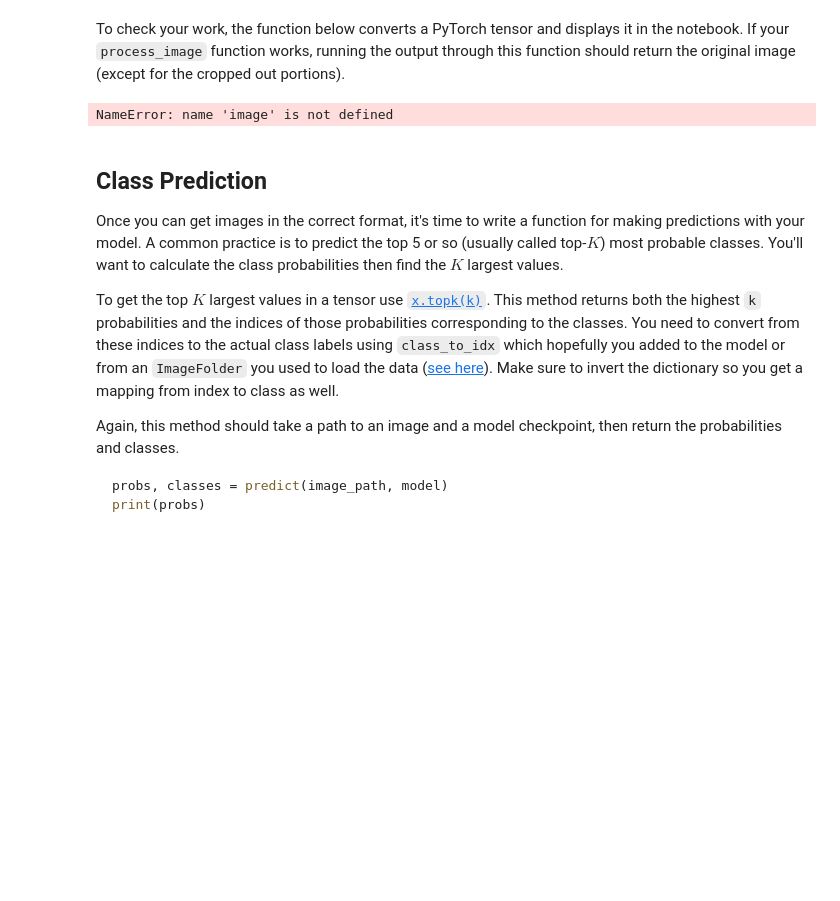
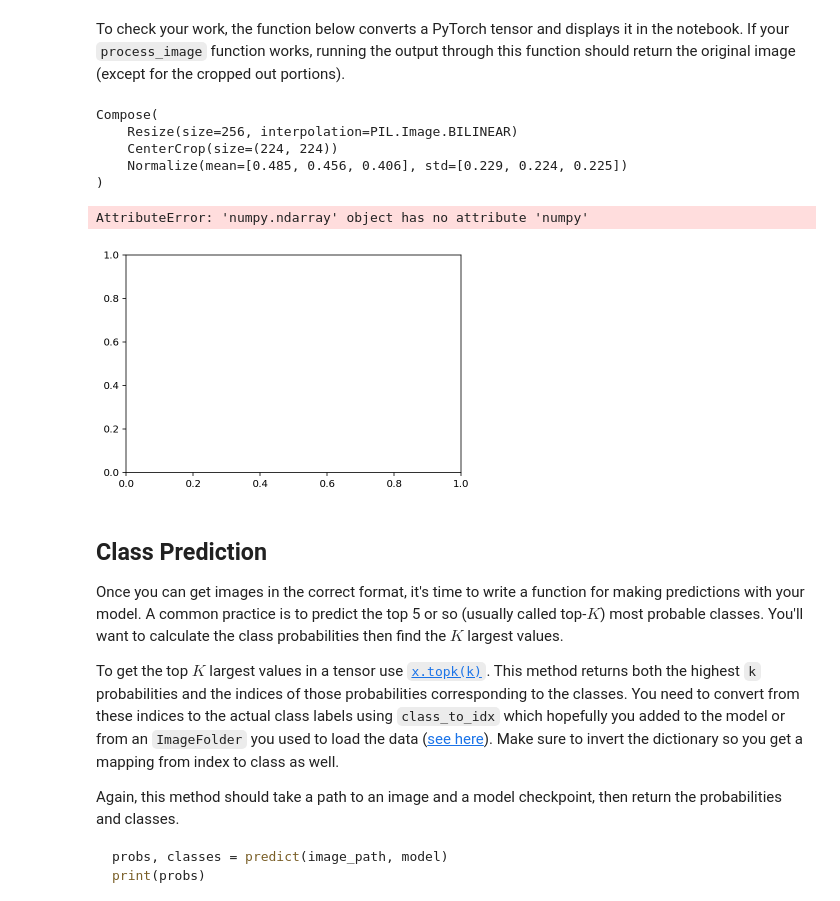
Before and after one commit to jester9908/ImageClassifier, a Jupyter notebook: Image Classifier Project.ipynb, the cells around one changed output. Saved outputs shown, nothing was run; the diff lists cells and outputs as text; code cells hidden in the pictures; blank space fills up the shorter version.

```diff
--- a/Image Classifier Project.ipynb
+++ b/Image Classifier Project.ipynb
@@ -306,41 +306,57 @@ def process_image(image):
         returns an Numpy array
     '''
     # TODO: Process a PIL image for use in a PyTorch model
+
+    size = 224, 224
+
     pil_image = PIL.Image.open(image)
     pil_image = transforms.Compose([transforms.Resize(256),
                                     transforms.CenterCrop(224),
                                    transforms.Normalize([0.485, 0.456, 0.406],
                                                        [0.229, 0.224, 0.225])])
 
+    for infile in glob.glob("*.jpg"):
+        file, ext = os.path.splitext(infile)
+        with Image.open(infile) as im:
+            im.thumbnail(size)
+
     np_image = np.array(pil_image)
+    print(np_image)
     return np_image
 # %% [markdown]
 To check your work, the function below converts a PyTorch tensor and displays it in the notebook. If your `process_image` function works, running the output through this function should return the original image (except for the cropped out portions).
 # %%
 def imshow(image, ax=None, title=None):
     """Imshow for Tensor."""
     if ax is None:
         fig, ax = plt.subplots()
 
     # PyTorch tensors assume the color channel is the first dimension
     # but matplotlib assumes is the third dimension
     image = image.numpy().transpose((1, 2, 0))
 
     # Undo preprocessing
     mean = np.array([0.485, 0.456, 0.406])
     std = np.array([0.229, 0.224, 0.225])
     image = std * image + mean
 
     # Image needs to be clipped between 0 and 1 or it looks like noise when displayed
     image = np.clip(image, 0, 1)
 
     ax.imshow(image)
 
     return ax
 
-plt.show(imshow(process_image(image),None,'blanket flower'))
+image = 'flowers/test/99/image_07833.jpg'
+imshow(process_image(image),None,'blanket flower')
 # %% [output]
-NameError: name 'image' is not defined
+Compose(
+    Resize(size=256, interpolation=PIL.Image.BILINEAR)
+    CenterCrop(size=(224, 224))
+    Normalize(mean=[0.485, 0.456, 0.406], std=[0.229, 0.224, 0.225])
+)
+AttributeError: 'numpy.ndarray' object has no attribute 'numpy'
+[figure, added]
 # %% [markdown]
 ## Class Prediction
 
```
